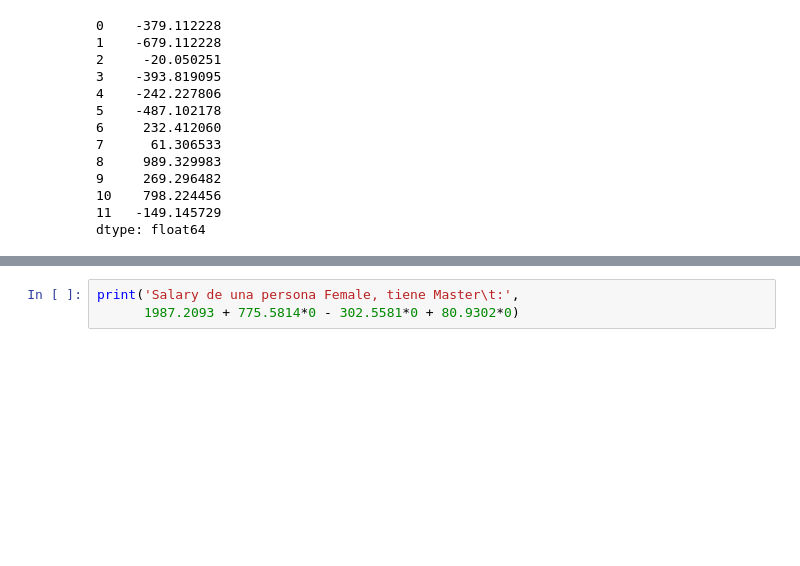
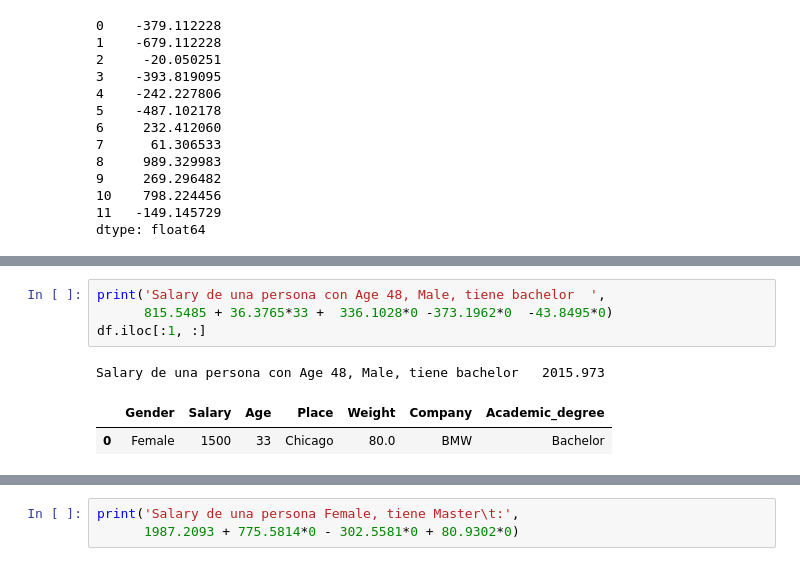
Before and after one commit to alaraav1401/visualizacion_datos, a Jupyter notebook: Clase9.ipynb, the cells around one changed output, grey strips where cells are left out. Cells and saved outputs as stored; diff of their text form; blank space fills up the shorter version.

```diff
--- a/Clase9.ipynb
+++ b/Clase9.ipynb
@@ -284,0 +347,8 @@ print('Salary de una persona con Age 33, Female, tiene Bachelor\t:',
+# %%
+print('Salary de una persona con Age 48, Male, tiene bachelor  ',
+      815.5485 + 36.3765*33 +  336.1028*0 -373.1962*0  -43.8495*0)
+df.iloc[:1, :]
+# %% [output]
+Salary de una persona con Age 48, Male, tiene bachelor   2015.973
+|  | Gender | Salary | Age | Place | Weight | Company | Academic_degree |
+| 0 | Female | 1500 | 33 | Chicago | 80.0 | BMW | Bachelor |
```
Also changed, not shown: parts of 27 cells of this notebook.
